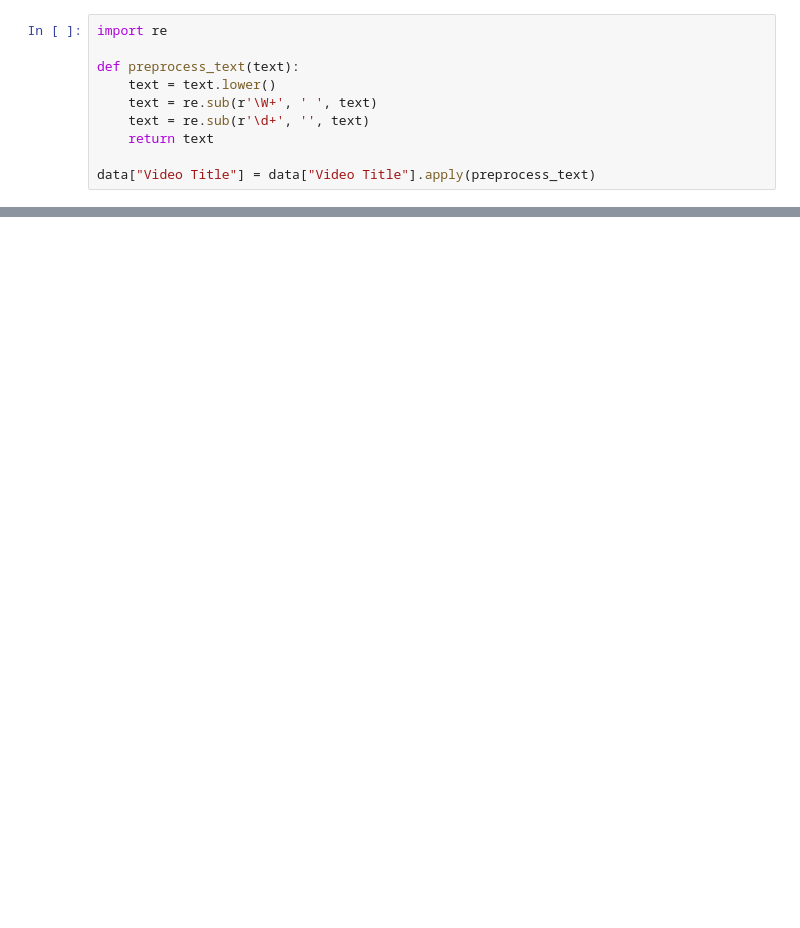
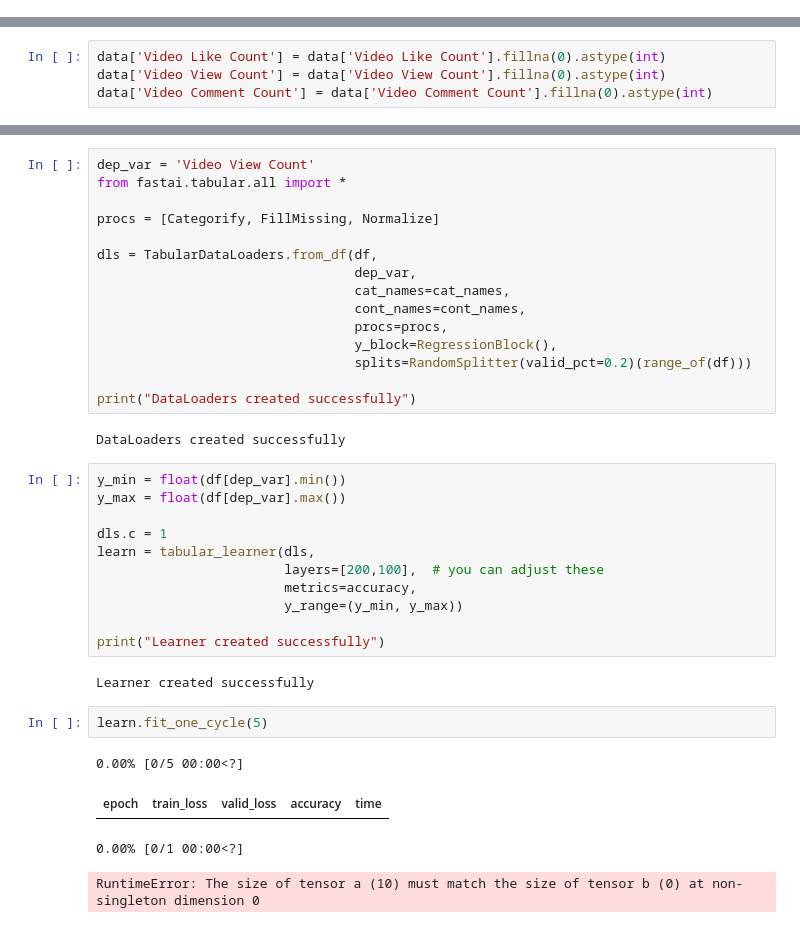
Before and after one commit to RaSah673/viral-insight, a Jupyter notebook: ml/models/model.ipynb, the cells around one changed output, grey strips where cells are left out. Drawn from its saved outputs; the diff is of its cells as text; blank space fills up the shorter version.

```diff
--- a/ml/models/model.ipynb
+++ b/ml/models/model.ipynb
@@ -36,10 +27,0 @@ data
-# %%
-import re
-
-def preprocess_text(text):
-    text = text.lower()
-    text = re.sub(r'\W+', ' ', text)
-    text = re.sub(r'\d+', '', text)
-    return text
-
-data["Video Title"] = data["Video Title"].apply(preprocess_text)
@@ -118,0 +28,4 @@ Predicted views: [1958101]
+# %%
+data['Video Like Count'] = data['Video Like Count'].fillna(0).astype(int)
+data['Video View Count'] = data['Video View Count'].fillna(0).astype(int)
+data['Video Comment Count'] = data['Video Comment Count'].fillna(0).astype(int)
@@ -118,0 +53,37 @@ Predicted views: [1958101]
+# %%
+dep_var = 'Video View Count'
+from fastai.tabular.all import *
+
+procs = [Categorify, FillMissing, Normalize]
+
+dls = TabularDataLoaders.from_df(df,
+                                 dep_var,
+                                 cat_names=cat_names,
+                                 cont_names=cont_names,
+                                 procs=procs,
+                                 y_block=RegressionBlock(),
+                                 splits=RandomSplitter(valid_pct=0.2)(range_of(df)))
+
+print("DataLoaders created successfully")
+# %% [output]
+DataLoaders created successfully
+# %%
+y_min = float(df[dep_var].min())
+y_max = float(df[dep_var].max())
+
+dls.c = 1
+learn = tabular_learner(dls,
+                        layers=[200,100],  # you can adjust these
+                        metrics=accuracy,
+                        y_range=(y_min, y_max))
+
+print("Learner created successfully")
+# %% [output]
+Learner created successfully
+# %%
+learn.fit_one_cycle(5)
+# %% [output]
+0.00% [0/5 00:00<?]
+| epoch | train_loss | valid_loss | accuracy | time |
+0.00% [0/1 00:00<?]
+RuntimeError: The size of tensor a (10) must match the size of tensor b (0) at non-singleton dimension 0
```
Also changed, not shown: parts of 10 cells of this notebook, 4 other files.
